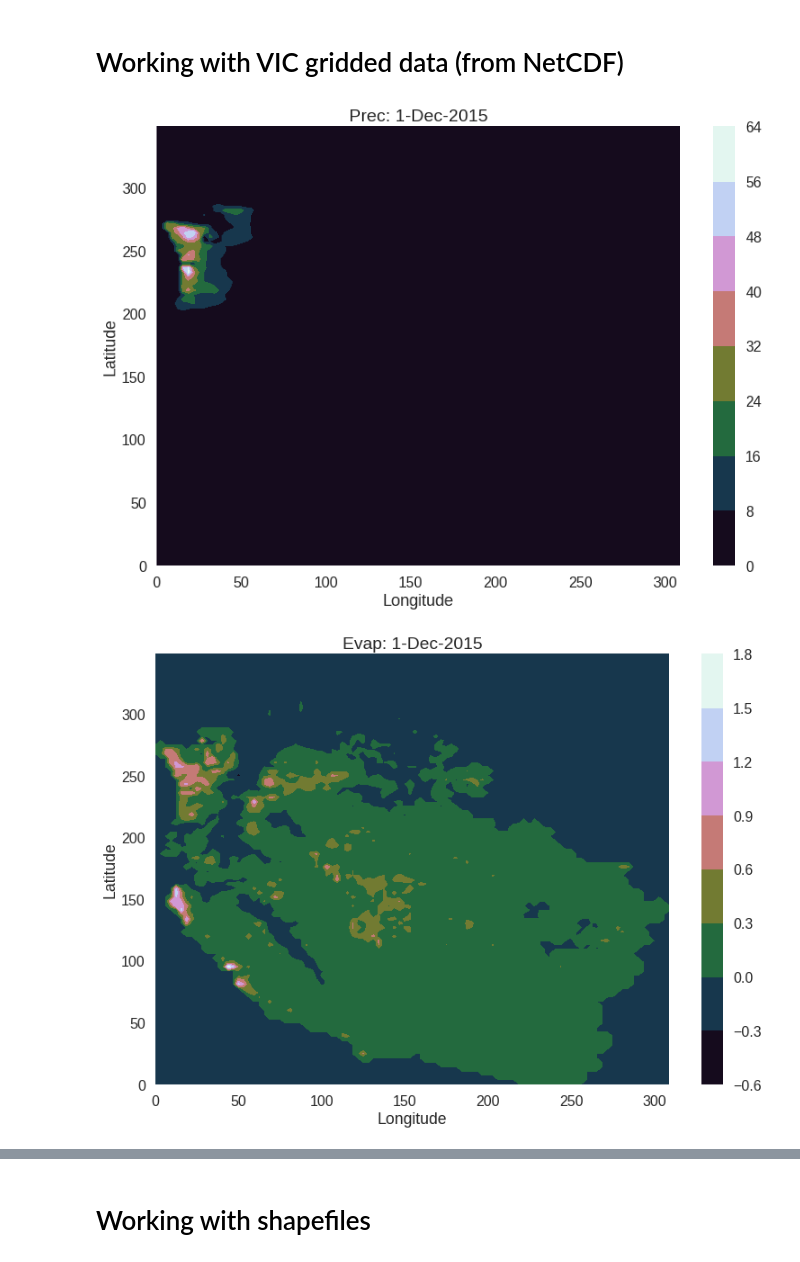
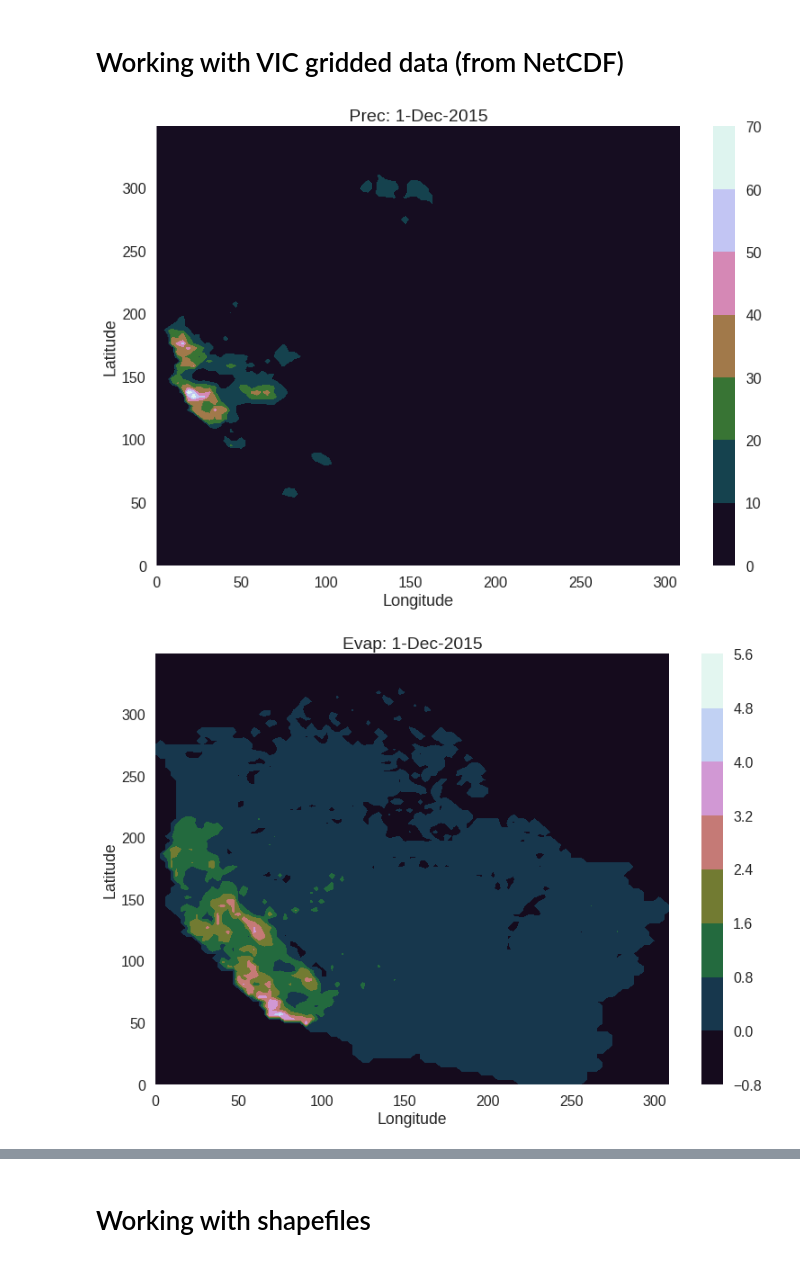
Before and after one commit to solomonvimal/UCLA-Hydro, a Jupyter notebook: MRPI/JupyterNotebooks/VIC_archive.ipynb, the cells around one changed output, grey strips where cells are left out. Cells and saved outputs as stored; diff of their text form; code cells hidden in the pictures.

```diff
--- a/MRPI/JupyterNotebooks/VIC_archive.ipynb
+++ b/MRPI/JupyterNotebooks/VIC_archive.ipynb
@@ -230,7 +228,7 @@ for lat in range(len(data["lat"][:])):
         lons.append(lon)
 len(lats), len(lons)
 
-fname = "/home2/svimal/Data/VIC_Fluxes/fluxes.2015-12.nc"
+fname = "/home2/svimal/Data/VIC_Fluxes/1920s/fluxes.1920-12.nc"
 data = netCDF4.Dataset(fname, "r")
 data.variables
 
@@ -246,32 +244,32 @@ for i, var in enumerate(variables):
             try:
                 for lat in range(len(data["lat"][:])):
                     for lon in range(len(data["lon"][:])):
                         d = float(data.variables[var][time][lat][lon])
                         if numpy.isnan(d) == True:
                             data_list.append(0)
                         else:
                             data_list.append(d)
                 data_lists.append(data_list)
 
                 z = data_lists[i]
                 x = lons
                 y = lats
                 X, Y, Z = grid(x, y, z)
                 plt.figure(i)
                 plt.contourf(X, Y, Z)
                 plt.colorbar()
                 plt.xlabel("Longitude")
                 plt.ylabel("Latitude")
                 plt.title(str(var)+": " + str(day) + "-" + str(month) + "-" + str(year))
                 #fname = "swe_" + str(i) + ".png"
                 fname = str(var)+ "_" + str(i) + ".png"
                 plt.savefig(fname)
                 filenames.append(fname)
                 plt.show()
             except:
                 pass
         else:
             pass
 # %% [output]
-[figure, old version]
+[figure, new version]
-[figure, old version]
+[figure, new version]
```
Also changed, not shown: parts of 12 cells of this notebook.
